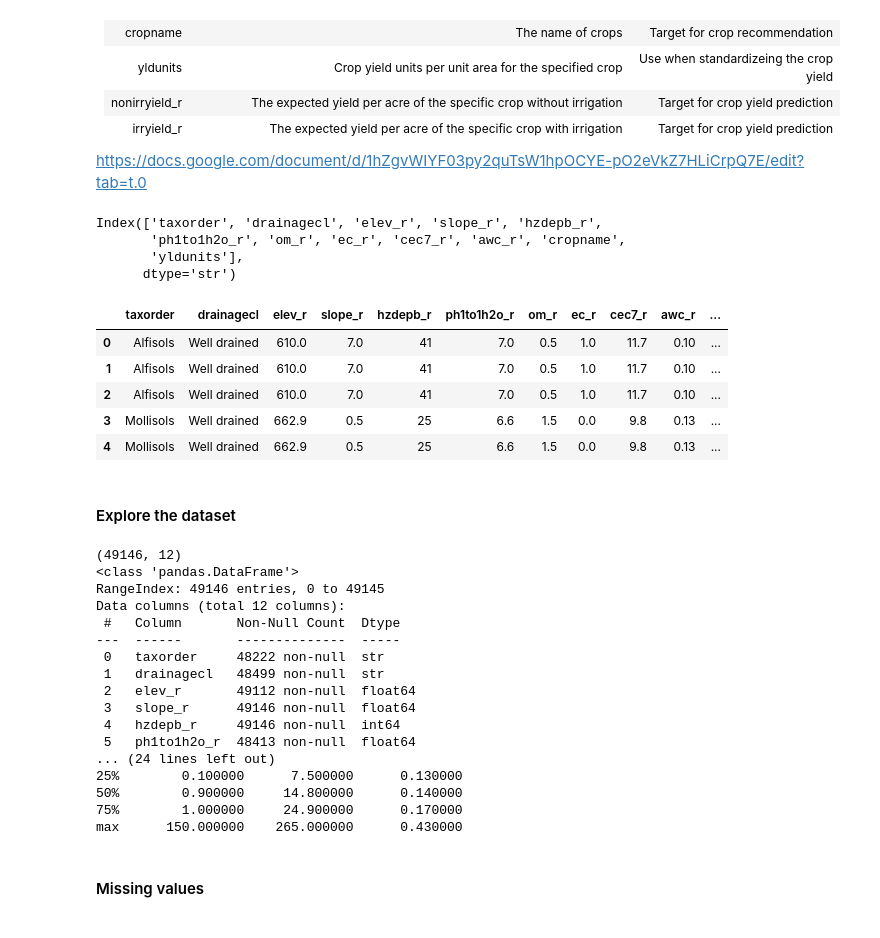
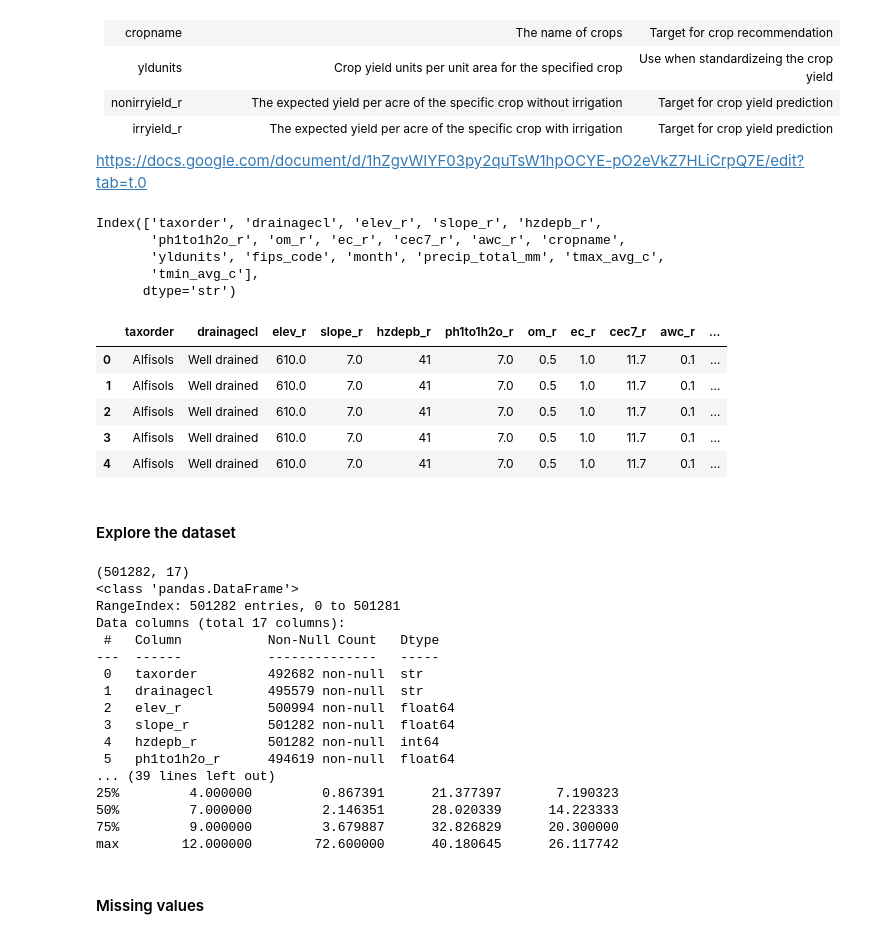
Before and after one commit to patrusgrg/Math4650_SP_2026_FP1_G3_GURUNG, a Jupyter notebook: notebooks/main.ipynb, the cells around one changed output. Drawn from its saved outputs; the diff is of its cells as text; code cells hidden in the pictures.

Commit message:
Connect two data

```diff
--- a/notebooks/main.ipynb
+++ b/notebooks/main.ipynb
@@ -40,0 +58,2 @@ df_soil.head()
+# %%
+df = pd.merge(df_soil, df_weather, on='fips_code')
@@ -48 +78,3 @@ Index(['areasymbol', 'musym', 'muname', 'compname', 'saverest', 'taxorder',
       dtype='str')
+# %%
+df['areasymbol'] = df['areasymbol'].str.replace("TX", "", regex=False).astype(int)
@@ -79,7 +116,7 @@ Index(['areasymbol', 'musym', 'muname', 'compname', 'saverest', 'taxorder',
 
 https://docs.google.com/document/d/1hZgvWIYF03py2quTsW1hpOCYE-pO2eVkZ7HLiCrpQ7E/edit?tab=t.0
 # %%
-df_soil = df_soil.drop(
+df = df.drop(
     ['areasymbol',
     'musym',
     'muname',
@@ -90,47 +127,48 @@ df_soil = df_soil.drop(
     axis=1
     )
 # %%
-df_soil = df_soil.drop('compname', axis=1)
+df = df.drop('compname', axis=1)
 # %%
-df_soil.columns
+df.columns
 # %% [output]
 Index(['taxorder', 'drainagecl', 'elev_r', 'slope_r', 'hzdepb_r',
        'ph1to1h2o_r', 'om_r', 'ec_r', 'cec7_r', 'awc_r', 'cropname',
-       'yldunits'],
+       'yldunits', 'fips_code', 'month', 'precip_total_mm', 'tmax_avg_c',
+       'tmin_avg_c'],
       dtype='str')
 # %%
-df_soil.head()
+df.head()
 # %% [output]
 |  | taxorder | drainagecl | elev_r | slope_r | hzdepb_r | ph1to1h2o_r | om_r | ec_r | cec7_r | awc_r | ... |
-| 0 | Alfisols | Well drained | 610.0 | 7.0 | 41 | 7.0 | 0.5 | 1.0 | 11.7 | 0.10 | ... |
-| 1 | Alfisols | Well drained | 610.0 | 7.0 | 41 | 7.0 | 0.5 | 1.0 | 11.7 | 0.10 | ... |
-| 2 | Alfisols | Well drained | 610.0 | 7.0 | 41 | 7.0 | 0.5 | 1.0 | 11.7 | 0.10 | ... |
-| 3 | Mollisols | Well drained | 662.9 | 0.5 | 25 | 6.6 | 1.5 | 0.0 | 9.8 | 0.13 | ... |
-| 4 | Mollisols | Well drained | 662.9 | 0.5 | 25 | 6.6 | 1.5 | 0.0 | 9.8 | 0.13 | ... |
+| 0 | Alfisols | Well drained | 610.0 | 7.0 | 41 | 7.0 | 0.5 | 1.0 | 11.7 | 0.1 | ... |
+| 1 | Alfisols | Well drained | 610.0 | 7.0 | 41 | 7.0 | 0.5 | 1.0 | 11.7 | 0.1 | ... |
+| 2 | Alfisols | Well drained | 610.0 | 7.0 | 41 | 7.0 | 0.5 | 1.0 | 11.7 | 0.1 | ... |
+| 3 | Alfisols | Well drained | 610.0 | 7.0 | 41 | 7.0 | 0.5 | 1.0 | 11.7 | 0.1 | ... |
+| 4 | Alfisols | Well drained | 610.0 | 7.0 | 41 | 7.0 | 0.5 | 1.0 | 11.7 | 0.1 | ... |
 # %% [markdown]
 #### Explore the dataset
 # %%
-print(df_soil.shape)
-print(df_soil.info())
-print(df_soil.describe())
+print(df.shape)
+print(df.info())
+print(df.describe())
 # %% [output]
-(49146, 12)
+(501282, 17)
 <class 'pandas.DataFrame'>
-RangeIndex: 49146 entries, 0 to 49145
-Data columns (total 12 columns):
- #   Column       Non-Null Count  Dtype
----  ------       --------------  -----
- 0   taxorder     48222 non-null  str
- 1   drainagecl   48499 non-null  str
- 2   elev_r       49112 non-null  float64
- 3   slope_r      49146 non-null  float64
- 4   hzdepb_r     49146 non-null  int64
- 5   ph1to1h2o_r  48413 non-null  float64
-... (24 lines left out)
-25%        0.100000      7.500000      0.130000
-50%        0.900000     14.800000      0.140000
-75%        1.000000     24.900000      0.170000
-max      150.000000    265.000000      0.430000
+RangeIndex: 501282 entries, 0 to 501281
+Data columns (total 17 columns):
+ #   Column           Non-Null Count   Dtype
+---  ------           --------------   -----
+ 0   taxorder         492682 non-null  str
+ 1   drainagecl       495579 non-null  str
+ 2   elev_r           500994 non-null  float64
+ 3   slope_r          501282 non-null  float64
+ 4   hzdepb_r         501282 non-null  int64
+ 5   ph1to1h2o_r      494619 non-null  float64
+... (39 lines left out)
+25%         4.000000         0.867391      21.377397       7.190323
+50%         7.000000         2.146351      28.020339      14.223333
+75%         9.000000         3.679887      32.826829      20.300000
+max        12.000000        72.600000      40.180645      26.117742
 # %% [markdown]
 #### Missing values
 # %%
```
Also changed, not shown: parts of 29 cells of this notebook, 7 other files.
